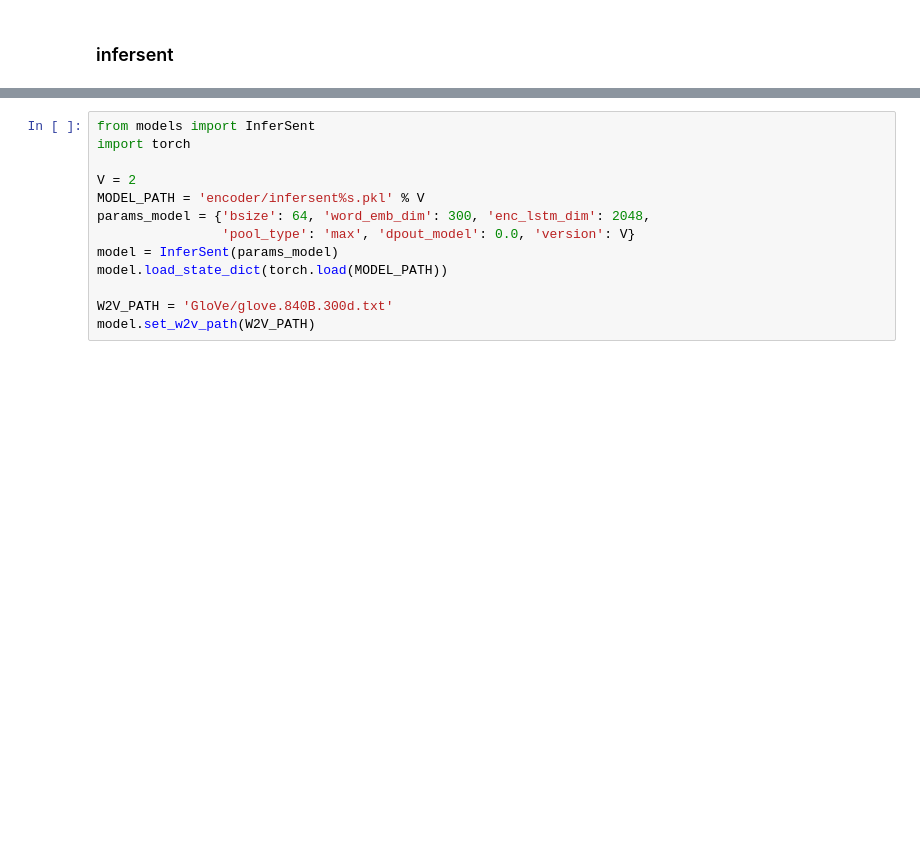
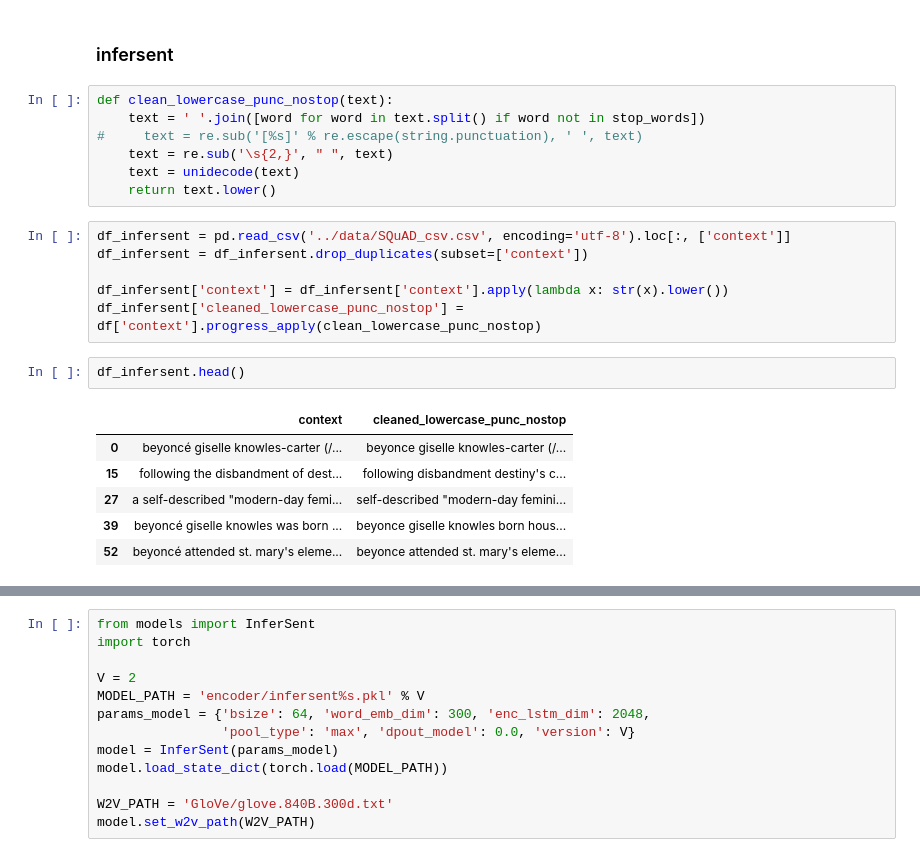
Before and after one commit to zlliu246/tmproj, a Jupyter notebook: context_similarity/context_similarity.ipynb, the cells around one changed output, grey strips where cells are left out. Cells and saved outputs as stored; diff of their text form; blank space fills up the shorter version.

Commit message:
infersent

```diff
--- a/context_similarity/context_similarity.ipynb
+++ b/context_similarity/context_similarity.ipynb
@@ -200,4 +207,26 @@ get_answer("when did the group release their multi-platinum second album The Wri
 ## Gigi
 # %% [markdown]
 ### infersent
+# %%
+def clean_lowercase_punc_nostop(text):
+    text = ' '.join([word for word in text.split() if word not in stop_words])
+#     text = re.sub('[%s]' % re.escape(string.punctuation), ' ', text)
+    text = re.sub('\s{2,}', " ", text)
+    text = unidecode(text)
+    return text.lower()
+# %%
+df_infersent = pd.read_csv('../data/SQuAD_csv.csv', encoding='utf-8').loc[:, ['context']]
+df_infersent = df_infersent.drop_duplicates(subset=['context'])
+
+df_infersent['context'] = df_infersent['context'].apply(lambda x: str(x).lower())
+df_infersent['cleaned_lowercase_punc_nostop'] = df['context'].progress_apply(clean_lowercase_punc_nostop)
+# %%
+df_infersent.head()
+# %% [output]
+|  | context | cleaned_lowercase_punc_nostop |
+| 0 | beyoncé giselle knowles-carter (/... | beyonce giselle knowles-carter (/... |
+| 15 | following the disbandment of dest... | following disbandment destiny's c... |
+| 27 | a self-described "modern-day femi... | self-described "modern-day femini... |
+| 39 | beyoncé giselle knowles was born ... | beyonce giselle knowles born hous... |
+| 52 | beyoncé attended st. mary's eleme... | beyonce attended st. mary's eleme... |
 # %%
```
Also changed, not shown: parts of 11 cells of this notebook.
